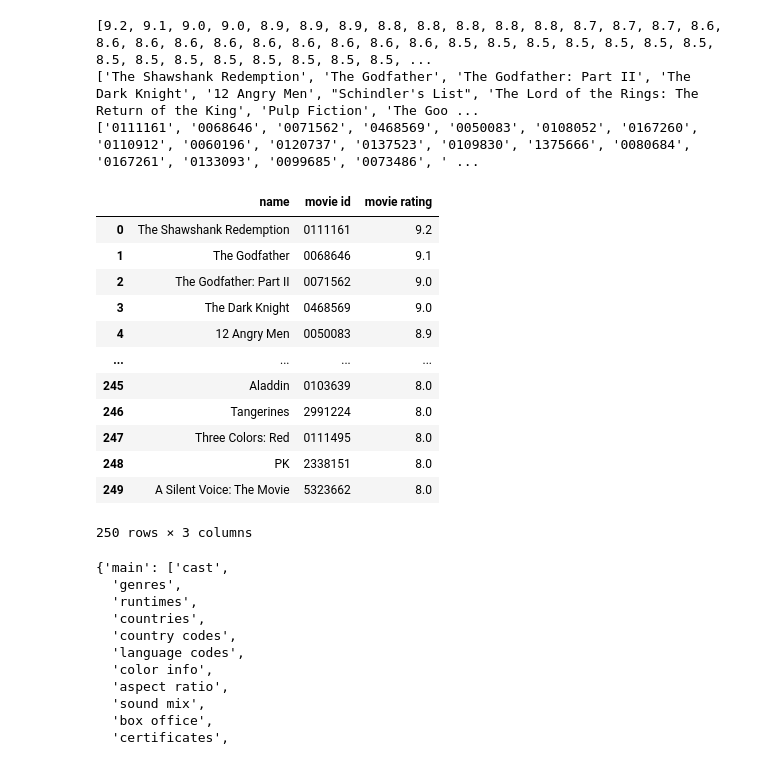
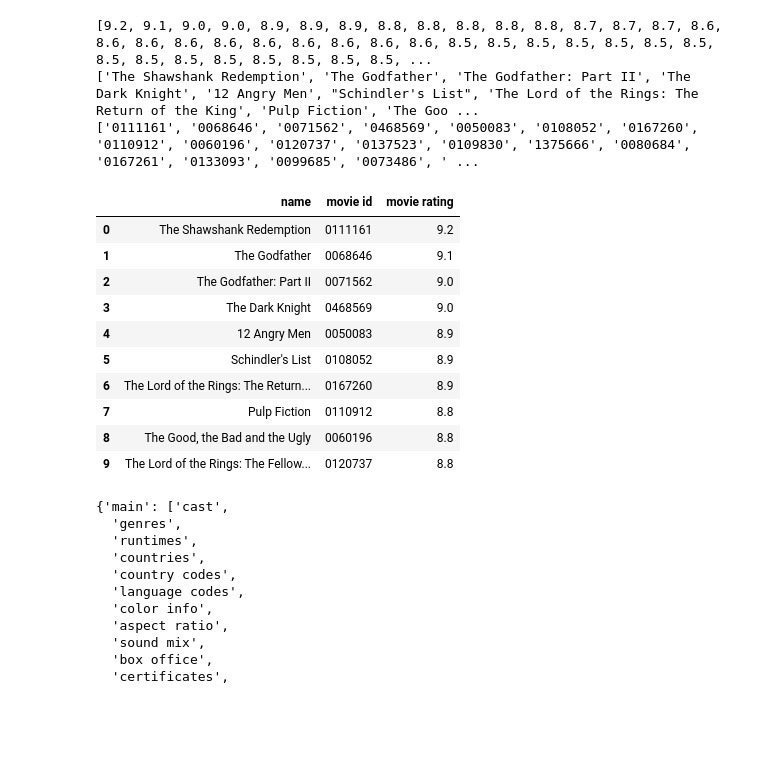
Before and after one commit to lnicholsonmesm/ETL-Project, a Jupyter notebook: Workspaces/Anton/Movie Data.ipynb, the cells around one changed output. Saved outputs shown, nothing was run; the diff lists cells and outputs as text; code cells hidden in the pictures; blank space fills up the shorter version.

Commit message:
top movies table

```diff
--- a/Workspaces/Anton/Movie Data.ipynb
+++ b/Workspaces/Anton/Movie Data.ipynb
@@ -26,21 +26,19 @@ print(id)
 # %%
 dict = {'name':title, 'movie id':id, 'movie rating':rating}
 movie_df = pd.DataFrame(dict)
-movie_df
+movie_df.head(10)
 # %% [output]
 |  | name | movie id | movie rating |
 | 0 | The Shawshank Redemption | 0111161 | 9.2 |
 | 1 | The Godfather | 0068646 | 9.1 |
 | 2 | The Godfather: Part II | 0071562 | 9.0 |
 | 3 | The Dark Knight | 0468569 | 9.0 |
 | 4 | 12 Angry Men | 0050083 | 8.9 |
-| ... | ... | ... | ... |
-| 245 | Aladdin | 0103639 | 8.0 |
-| 246 | Tangerines | 2991224 | 8.0 |
-| 247 | Three Colors: Red | 0111495 | 8.0 |
-| 248 | PK | 2338151 | 8.0 |
-| 249 | A Silent Voice: The Movie | 5323662 | 8.0 |
+| 5 | Schindler's List | 0108052 | 8.9 |
+| 6 | The Lord of the Rings: The Return... | 0167260 | 8.9 |
+| 7 | Pulp Fiction | 0110912 | 8.8 |
+| 8 | The Good, the Bad and the Ugly | 0060196 | 8.8 |
+| 9 | The Lord of the Rings: The Fellow... | 0120737 | 8.8 |
-250 rows × 3 columns
 # %%
 movie = ia.get_movie('0111161')
 movie.infoset2keys
```
Also changed, not shown: parts of 7 cells of this notebook, 1 other file.
